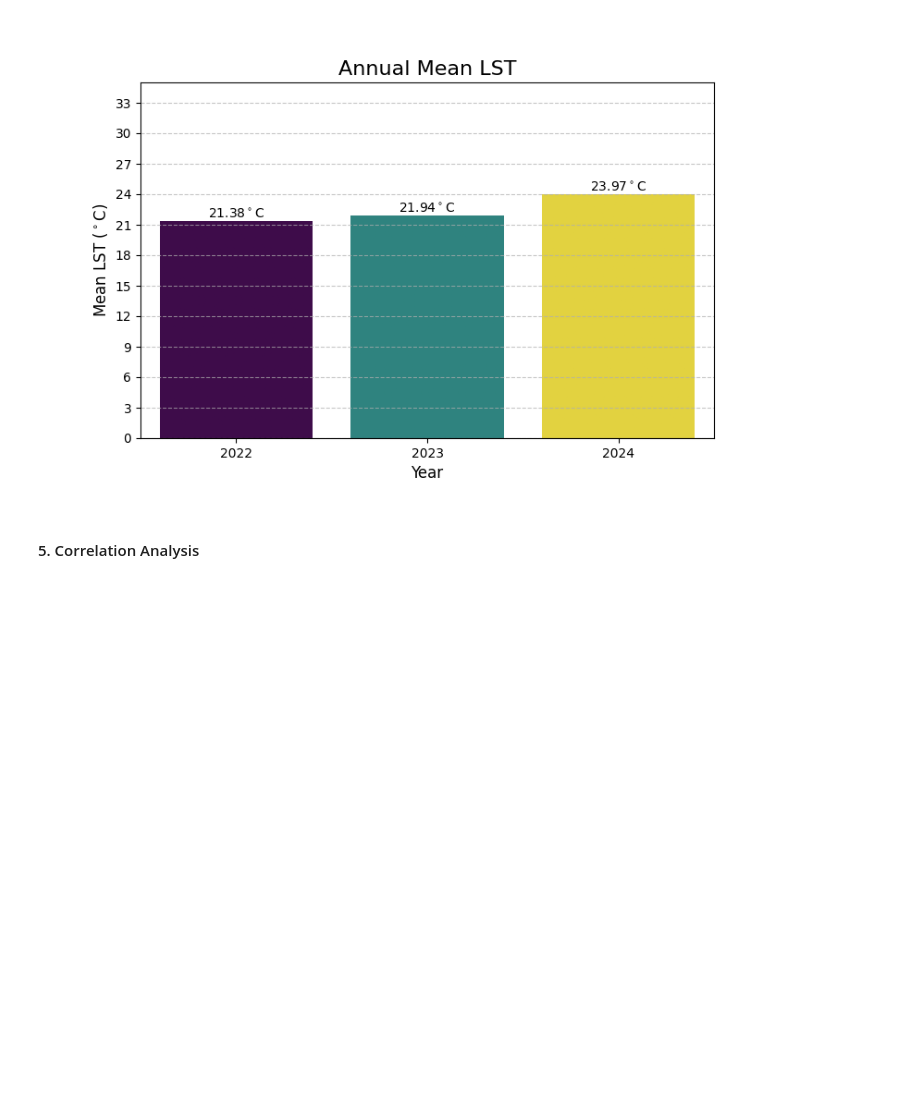
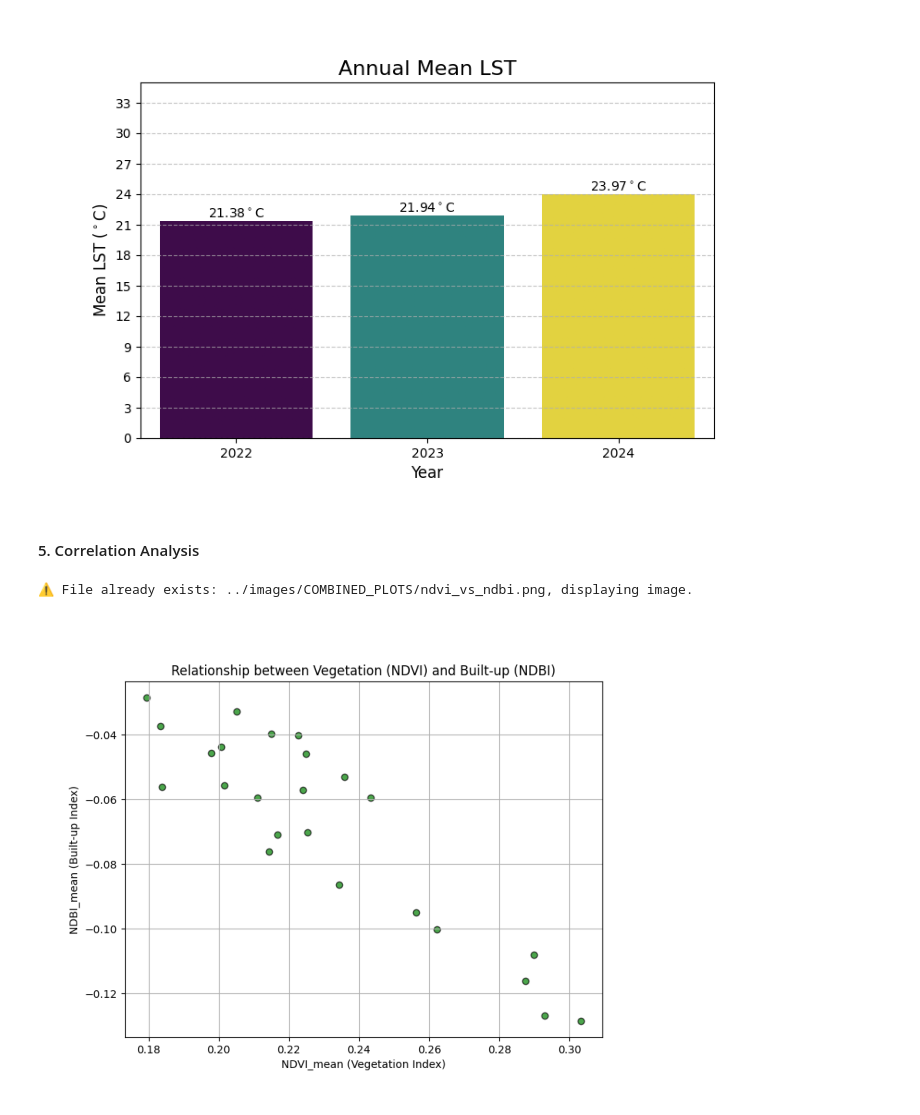
Before and after one commit to SiddhuShkya/Mach24-Orbital-Project, a Jupyter notebook: notebooks/Data-Visualization.ipynb, the cells around one changed output. Cells and saved outputs as stored; diff of their text form; code cells hidden in the pictures; blank space fills up the shorter version.

Commit message:
Saved new plots for correlational analysis.

```diff
--- a/notebooks/Data-Visualization.ipynb
+++ b/notebooks/Data-Visualization.ipynb
@@ -1066,6 +1066,31 @@ plt.show()
 # %% [markdown]
 #### 5. Correlation Analysis
 # %%
-COMBINED_IMAGE_PARENT="../images/COMBINED_PLOTS"
-CORRELATION_MATRIX=os.path.join(COMBINED_IMAGE_PARENT, "corr.png")
-YEARLY_CORRELATION_MATRIX=os.path.join(COMBINED_IMAGE_PARENT, "yearly_corr.png")
+COMBINED_IMAGE_PARENT = "../images/COMBINED_PLOTS"
+NDVI_VS_NDBI = os.path.join(COMBINED_IMAGE_PARENT, "ndvi_vs_ndbi.png")
+NDVI_VS_NDWI = os.path.join(COMBINED_IMAGE_PARENT, "ndvi_vs_ndwi.png")
+NDWI_VS_NDBI = os.path.join(COMBINED_IMAGE_PARENT, "ndwi_vs_ndbi.png")
+LST_VS_NDI = os.path.join(COMBINED_IMAGE_PARENT, "lst_vs_ndi.png")
+CORRELATION_MATRIX = os.path.join(COMBINED_IMAGE_PARENT, "corr.png")
+YEARLY_CORRELATION_MATRIX = os.path.join(COMBINED_IMAGE_PARENT, "yearly_corr.png")
+# %%
+if not os.path.exists(NDVI_VS_NDBI):
+    plt.figure(figsize=(8, 6))
+    plt.scatter(df["NDVI_mean"], df["NDBI_mean"], c="green", alpha=0.7, edgecolor="k")
+    plt.title("Relationship between Vegetation (NDVI) and Built-up (NDBI)")
+    plt.xlabel("NDVI_mean (Vegetation Index)")
+    plt.ylabel("NDBI_mean (Built-up Index)")
+    plt.grid(True)
+    plt.savefig(NDVI_VS_NDBI)
+    print(f"Saved: {NDVI_VS_NDBI}")
+    plt.show()
+else:
+    img = imread(NDVI_VS_NDBI)
+    plt.figure(figsize=(8, 6))
+    plt.axis("off")
+    plt.imshow(img)
+    plt.axis("off")
+    print(f"⚠️ File already exists: {NDVI_VS_NDBI}, displaying image.")
+# %% [output]
+⚠️ File already exists: ../images/COMBINED_PLOTS/ndvi_vs_ndbi.png, displaying image.
+[figure, added]
```
Also changed, not shown: parts of 6 cells of this notebook, 4 other files.
